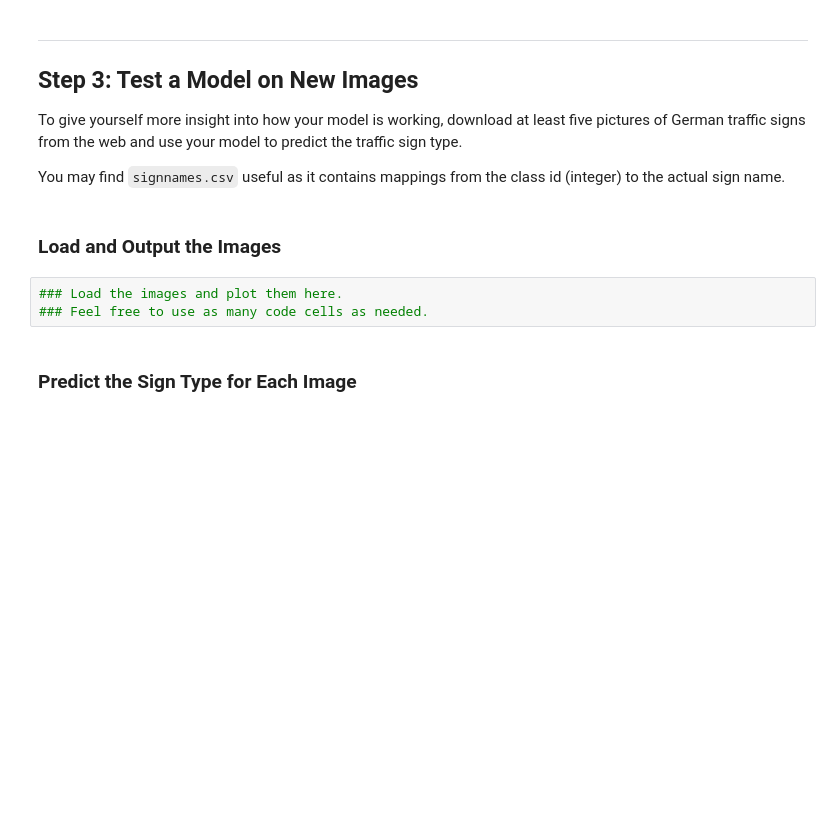
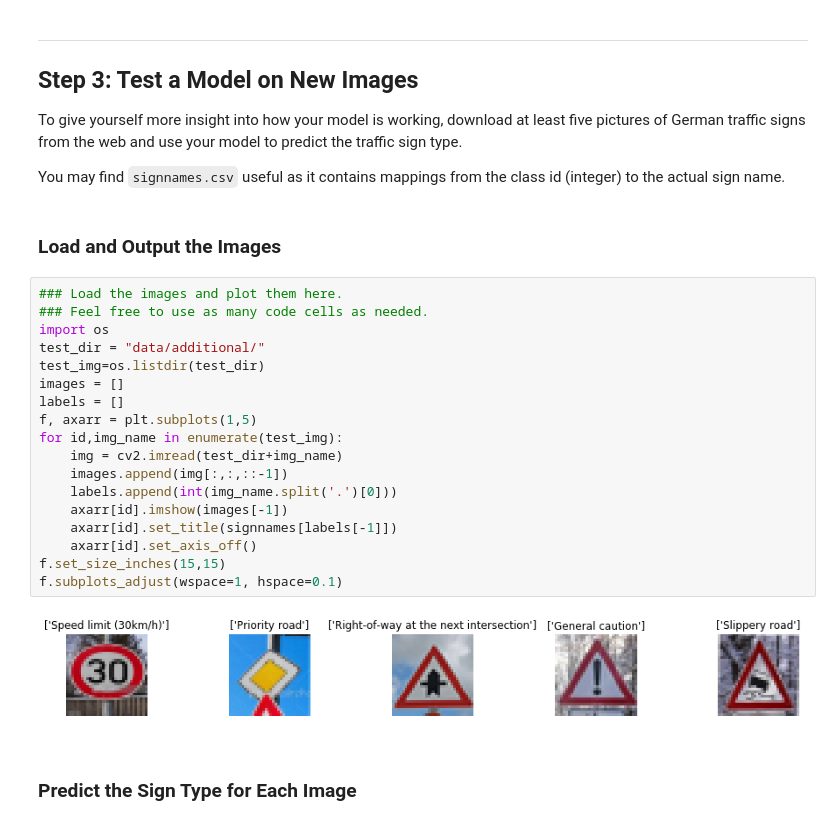
Before and after one commit to haowu80s/CarND-Traffic-Sign-Classifier-Project, a Jupyter notebook: Traffic_Sign_Classifier.ipynb, the cells around one changed output. Saved outputs shown, nothing was run; the diff lists cells and outputs as text; blank space fills up the shorter version.

```diff
--- a/Traffic_Sign_Classifier.ipynb
+++ b/Traffic_Sign_Classifier.ipynb
@@ -528,9 +486,26 @@ To give yourself more insight into how your model is working, download at least
 You may find `signnames.csv` useful as it contains mappings from the class id (integer) to the actual sign name.
 # %% [markdown]
 ### Load and Output the Images
-# %%
-### Load the images and plot them here.
-### Feel free to use as many code cells as needed.
+# %%
+### Load the images and plot them here.
+### Feel free to use as many code cells as needed.
+import os
+test_dir = "data/additional/"
+test_img=os.listdir(test_dir)
+images = []
+labels = []
+f, axarr = plt.subplots(1,5)
+for id,img_name in enumerate(test_img):
+    img = cv2.imread(test_dir+img_name)
+    images.append(img[:,:,::-1])
+    labels.append(int(img_name.split('.')[0]))
+    axarr[id].imshow(images[-1])
+    axarr[id].set_title(signnames[labels[-1]])
+    axarr[id].set_axis_off()
+f.set_size_inches(15,15)
+f.subplots_adjust(wspace=1, hspace=0.1)
+# %% [output]
+[figure, added]
 # %% [markdown]
 ### Predict the Sign Type for Each Image
 # %%
```
Also changed, not shown: parts of 10 cells of this notebook, 8 other files.
